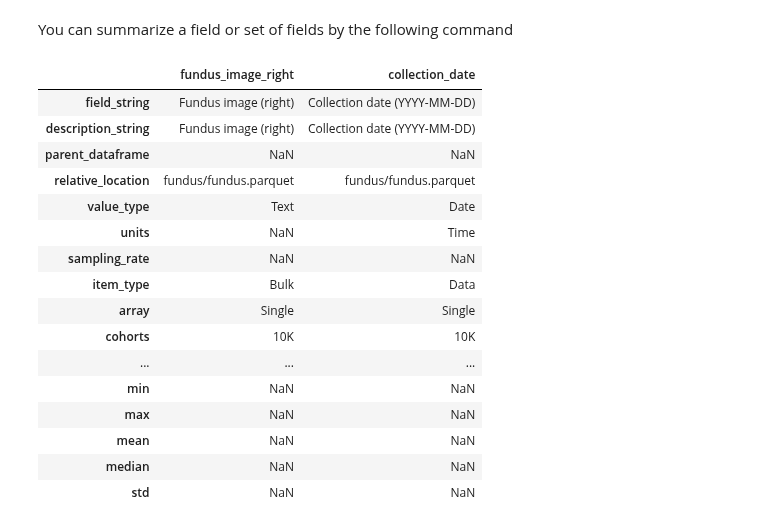
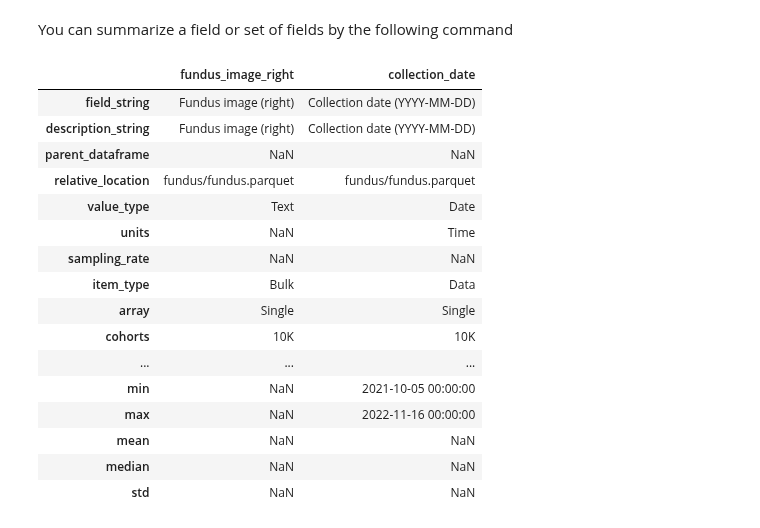
Before and after one commit to PhenoAI/pheno-utils, a Jupyter notebook: nbs/05_pheno_loader.ipynb, the cells around one changed output. Saved outputs shown, nothing was run; the diff lists cells and outputs as text; code cells hidden in the pictures.

```diff
--- a/nbs/05_pheno_loader.ipynb
+++ b/nbs/05_pheno_loader.ipynb
@@ -771,7 +744,7 @@ dl.load_sample_data('fundus_image_left', [0, 1], load_func=show_fundus)
 # %% [markdown]
 You can perform flexible field search (with regex support), when initializing the PhenoLoader as follows:
 # %%
-dl = PhenoLoader('fundus', flexible_field_search=True)
+pl = PhenoLoader('fundus', flexible_field_search=True)
 # %% [markdown]
 For example, the following command will search for any field starting with "fractal".
 # %%
@@ -787,22 +760,22 @@ dl['^fractal']
 # %% [markdown]
 You can summarize a field or set of fields by the following command
 # %%
-dl.describe_field(['fundus_image_right', 'collection_date'])
+pl.describe_field(['fundus_image_right', 'collection_date'])
 # %% [output]
 |  | fundus_image_right | collection_date |
 | field_string | Fundus image (right) | Collection date (YYYY-MM-DD) |
 | description_string | Fundus image (right) | Collection date (YYYY-MM-DD) |
 | parent_dataframe | NaN | NaN |
 | relative_location | fundus/fundus.parquet | fundus/fundus.parquet |
 | value_type | Text | Date |
 | units | NaN | Time |
 | sampling_rate | NaN | NaN |
 | item_type | Bulk | Data |
 | array | Single | Single |
 | cohorts | 10K | 10K |
 | ... | ... | ... |
-| min | NaN | NaN |
-| max | NaN | NaN |
+| min | NaN | 2021-10-05 00:00:00 |
+| max | NaN | 2022-11-16 00:00:00 |
 | mean | NaN | NaN |
 | median | NaN | NaN |
 | std | NaN | NaN |
```
Also changed, not shown: parts of 13 cells of this notebook, 2 other files.
